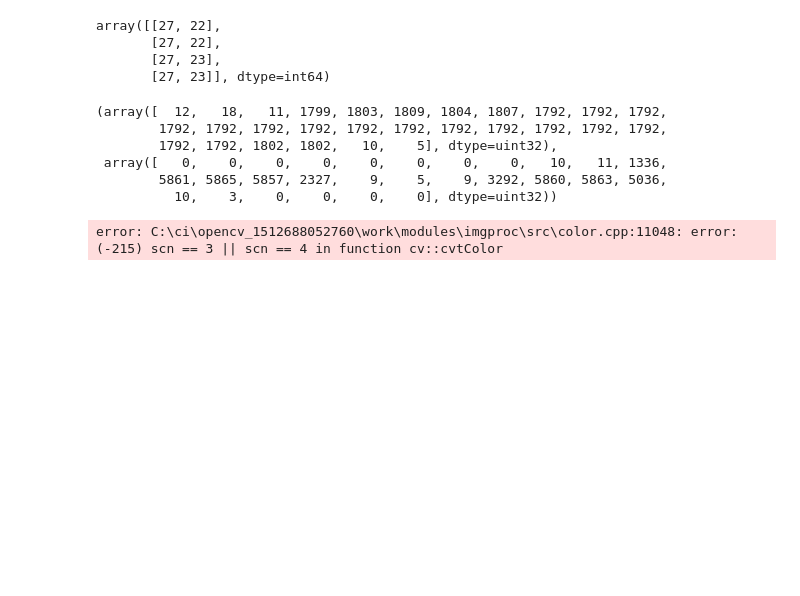
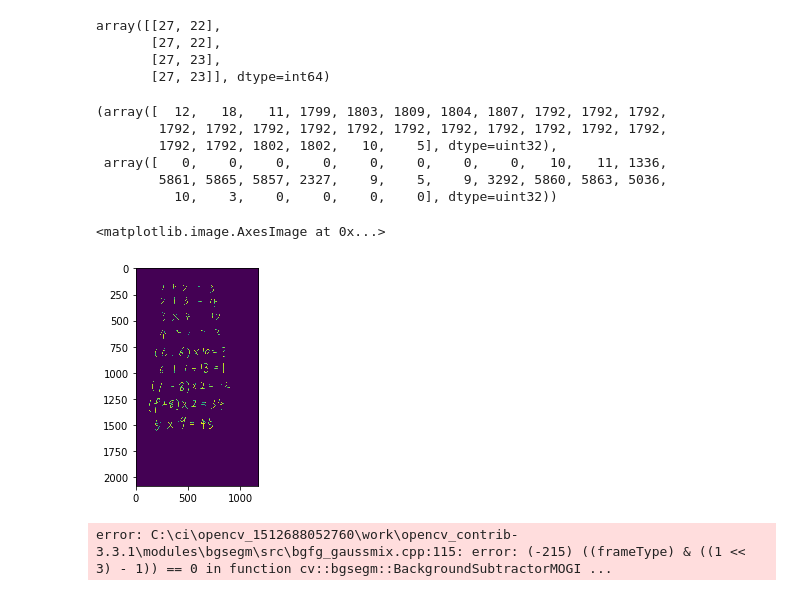
Before and after one commit to lianxiaolei/wonderful, a Jupyter notebook: notebook/test.ipynb, the cells around one changed output. Cells and saved outputs as stored; diff of their text form; code cells hidden in the pictures; blank space fills up the shorter version.

```diff
--- a/notebook/test.ipynb
+++ b/notebook/test.ipynb
@@ -188,38 +188,19 @@ np.sum(im, axis=0), np.sum(im, axis=1)
  array([   0,    0,    0,    0,    0,    0,    0,    0,   10,   11, 1336,
         5861, 5865, 5857, 2327,    9,    5,    9, 3292, 5860, 5863, 5036,
           10,    3,    0,    0,    0,    0], dtype=uint32))
-# %%
-img = cv2.pyrDown(cv2.imread("../data/jpg/14/3024.jpg", cv2.IMREAD_UNCHANGED))
-
-ret, thresh = cv2.threshold(cv2.cvtColor(img.copy(), cv2.COLOR_BGR2GRAY) , 127, 255, cv2.THRESH_BINARY)
-image, contours, hier = cv2.findContours(thresh, cv2.RETR_EXTERNAL, cv2.CHAIN_APPROX_SIMPLE)
-
-for c in contours:
-  # find bounding box coordinates
-  x,y,w,h = cv2.boundingRect(c)
-  cv2.rectangle(img, (x,y), (x+w, y+h), (0, 255, 0), 2)
-
-  # find minimum area
-  rect = cv2.minAreaRect(c)
-  # calculate coordinates of the minimum area rectangle
-  box = cv2.boxPoints(rect)
-  # normalize coordinates to integers
-  box = np.int0(box)
-  # draw contours
-  cv2.drawContours(img, [box], 0, (0,0, 255), 3)
-
-  # calculate center and radius of minimum enclosing circle
-  (x,y),radius = cv2.minEnclosingCircle(c)
-  # cast to integers
-  center = (int(x),int(y))
-  radius = int(radius)
-  # draw the circle
-  img = cv2.circle(img,center,radius,(0,255,0),2)
-
-cv2.drawContours(img, contours, -1, (255, 0, 0), 1)
-cv2.imshow("contours ", img)
-
-cv2.waitKey()
-cv2.destroyAllWindows()
-# %% [output]
-error: C:\ci\opencv_1512688052760\work\modules\imgproc\src\color.cpp:11048: error: (-215) scn == 3 || scn == 4 in function cv::cvtColor
+# %%
+img = cv2.pyrDown(cv2.imread("../images/mine6.jpg", cv2.IMREAD_GRAYSCALE))
+img = 255 - img
+img[img < 128] = 0
+img = img / 255.0
+# %%
+plt.imshow(img)
+# %% [output]
+<matplotlib.image.AxesImage at 0x...>
+[figure, added]
+# %%
+bs = cv2.bgsegm.createBackgroundSubtractorMOG()
+fg_mask = bs.apply(img)
+plt.imshow(fg_mask)
+# %% [output]
+error: C:\ci\opencv_1512688052760\work\opencv_contrib-3.3.1\modules\bgsegm\src\bgfg_gaussmix.cpp:115: error: (-215) ((frameType) & ((1 << 3) - 1)) == 0 in function cv::bgsegm::BackgroundSubtractorMOGI ...
```
Also changed, not shown: 7 other files.
